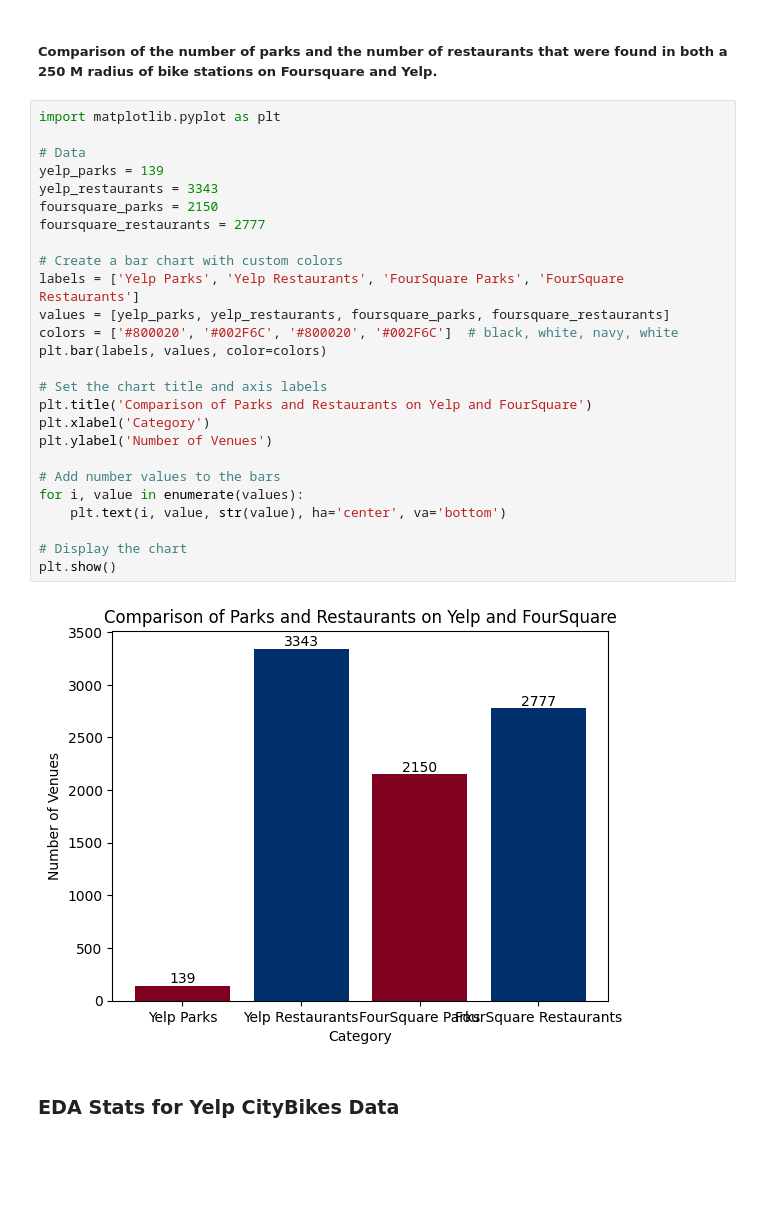
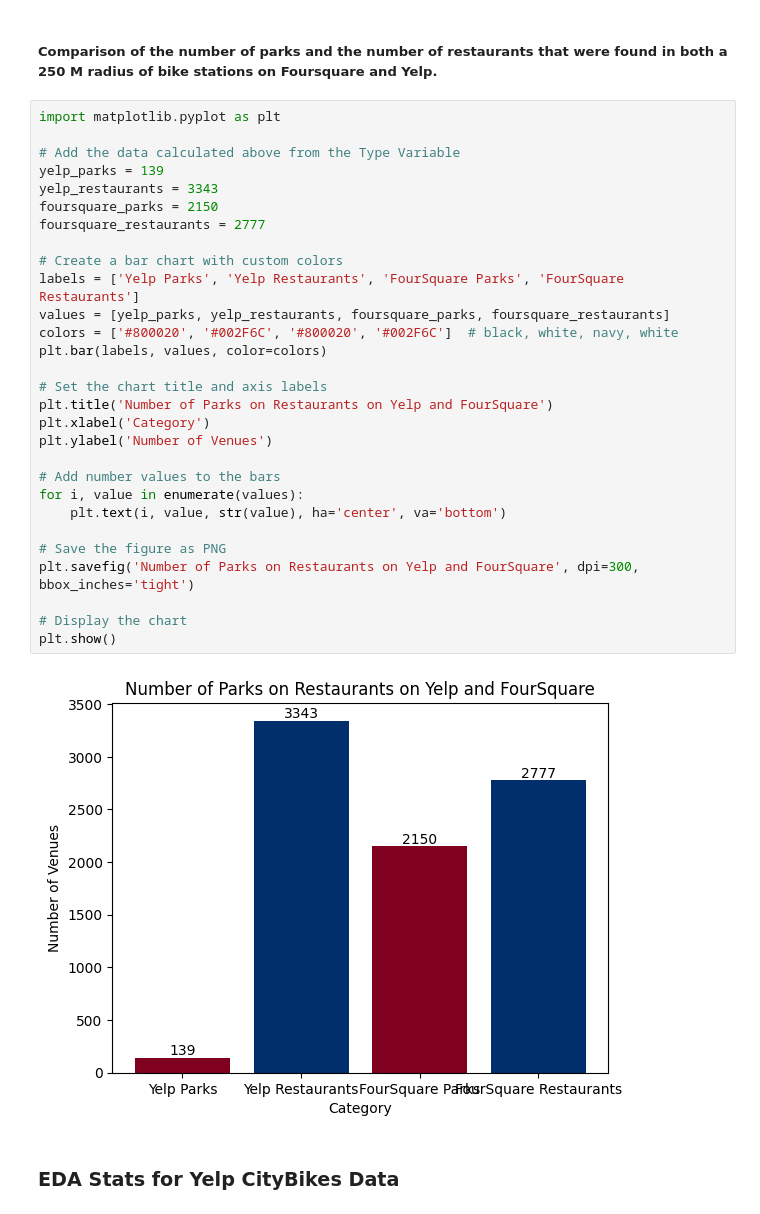
Before and after one commit to Brittanysacha/Statistical-Modelling-of-CityBike-Locations-and-Points-of-Interest-in-London, a Jupyter notebook: notebooks/joining_data.ipynb, the cells around one changed output. Drawn from its saved outputs; the diff is of its cells as text; blank space fills up the shorter version.

Commit message:
started READ ME regression, uploaded more graphs

```diff
--- a/notebooks/joining_data.ipynb
+++ b/notebooks/joining_data.ipynb
@@ -79,31 +86,34 @@ foursquare_citybikes = pd.read_csv('/Users/brittanyharding/LHL-Projects/Statisti
 # %%
 import matplotlib.pyplot as plt
 
-# Data
+# Add the data calculated above from the Type Variable
 yelp_parks = 139
 yelp_restaurants = 3343
 foursquare_parks = 2150
 foursquare_restaurants = 2777
 
 # Create a bar chart with custom colors
 labels = ['Yelp Parks', 'Yelp Restaurants', 'FourSquare Parks', 'FourSquare Restaurants']
 values = [yelp_parks, yelp_restaurants, foursquare_parks, foursquare_restaurants]
 colors = ['#800020', '#002F6C', '#800020', '#002F6C']  # black, white, navy, white
 plt.bar(labels, values, color=colors)
 
 # Set the chart title and axis labels
-plt.title('Comparison of Parks and Restaurants on Yelp and FourSquare')
+plt.title('Number of Parks on Restaurants on Yelp and FourSquare')
 plt.xlabel('Category')
 plt.ylabel('Number of Venues')
 
 # Add number values to the bars
 for i, value in enumerate(values):
     plt.text(i, value, str(value), ha='center', va='bottom')
 
+# Save the figure as PNG
+plt.savefig('Number of Parks on Restaurants on Yelp and FourSquare', dpi=300, bbox_inches='tight')
+
 # Display the chart
 plt.show()
 # %% [output]
-[figure, old version]
+[figure, new version]
 # %% [markdown]
 ### EDA Stats for Yelp CityBikes Data
 # %% [markdown]
```
Also changed, not shown: parts of 11 cells of this notebook, 5 other files.
